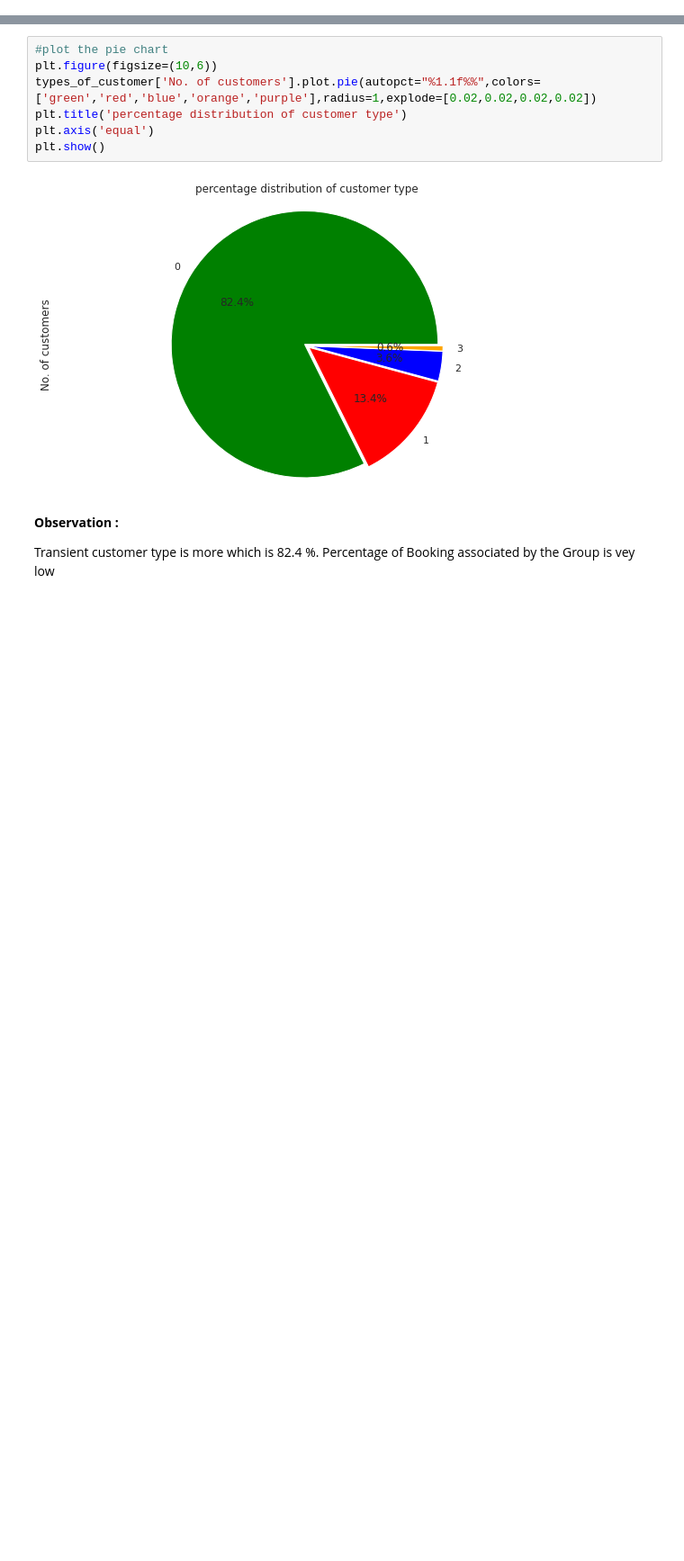
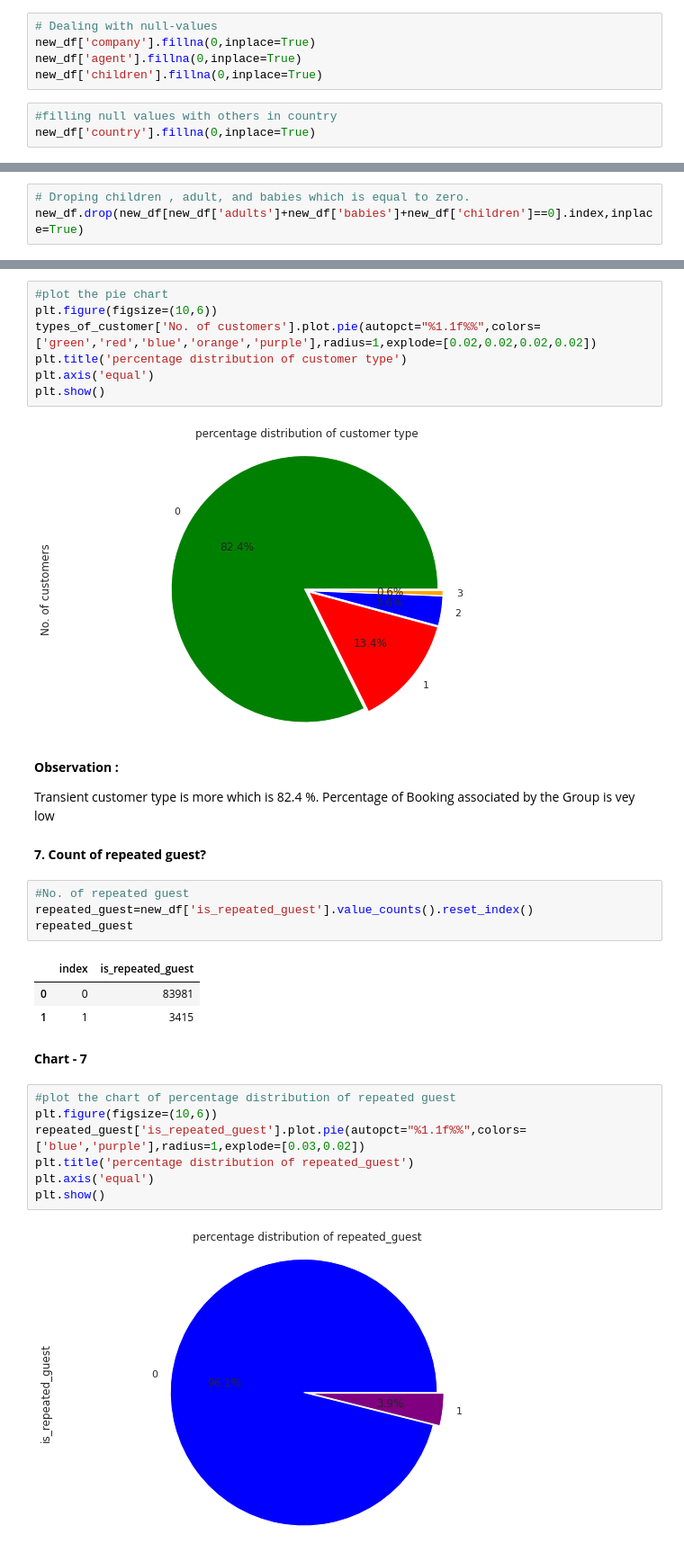
Before and after one commit to istekhar1543/hotel-booking-analysis, a Jupyter notebook: Hotel_Booking_Analysis_Capstone_Project.ipynb, the cells around one changed output, grey strips where cells are left out. Shown: that part at 90% size. Cells and saved outputs as stored; diff of their text form; blank space fills up the shorter version.

```diff
--- a/Hotel_Booking_Analysis_Capstone_Project.ipynb
+++ b/Hotel_Booking_Analysis_Capstone_Project.ipynb
@@ -233,0 +122,8 @@ new_df['total_stay']=new_df['stays_in_week_nights']+new_df['stays_in_weekend_nig
+# %%
+# Dealing with null-values
+new_df['company'].fillna(0,inplace=True)
+new_df['agent'].fillna(0,inplace=True)
+new_df['children'].fillna(0,inplace=True)
+# %%
+#filling null values with others in country
+new_df['country'].fillna(0,inplace=True)
@@ -233,0 +296,3 @@ new_df['total_stay']=new_df['stays_in_week_nights']+new_df['stays_in_weekend_nig
+# %%
+# Droping children , adult, and babies which is equal to zero.
+new_df.drop(new_df[new_df['adults']+new_df['babies']+new_df['children']==0].index,inplace=True)
@@ -388,3 +471,24 @@ plt.show()
 **Observation :**
 
 Transient customer type is more which is 82.4 %. Percentage of Booking associated by the Group is vey low
+# %% [markdown]
+**7. Count of repeated guest?**
+# %%
+#No. of repeated guest
+repeated_guest=new_df['is_repeated_guest'].value_counts().reset_index()
+repeated_guest
+# %% [output]
+|  | index | is_repeated_guest |
+| 0 | 0 | 83981 |
+| 1 | 1 | 3415 |
+# %% [markdown]
+**Chart - 7**
+# %%
+#plot the chart of percentage distribution of repeated guest
+plt.figure(figsize=(10,6))
+repeated_guest['is_repeated_guest'].plot.pie(autopct="%1.1f%%",colors=['blue','purple'],radius=1,explode=[0.03,0.02])
+plt.title('percentage distribution of repeated_guest')
+plt.axis('equal')
+plt.show()
+# %% [output]
+[figure, added]
```
Also changed, not shown: parts of 88 cells of this notebook.
